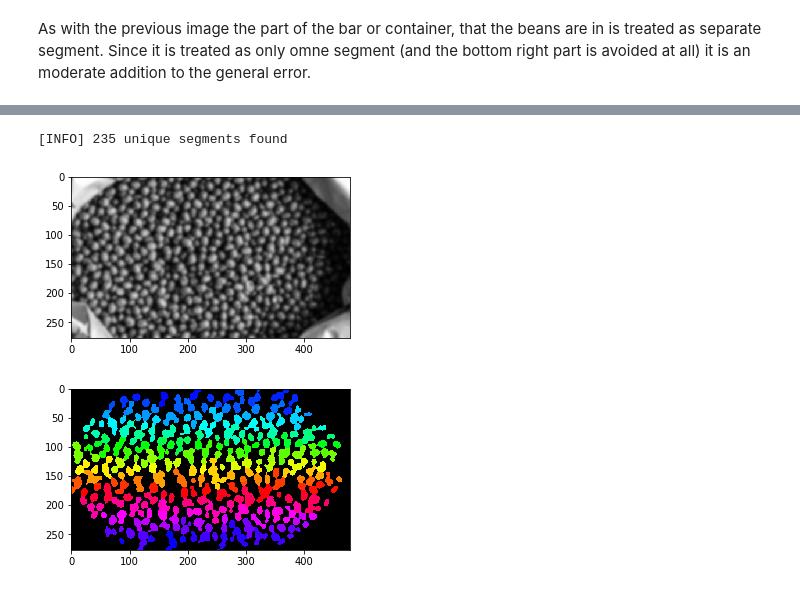
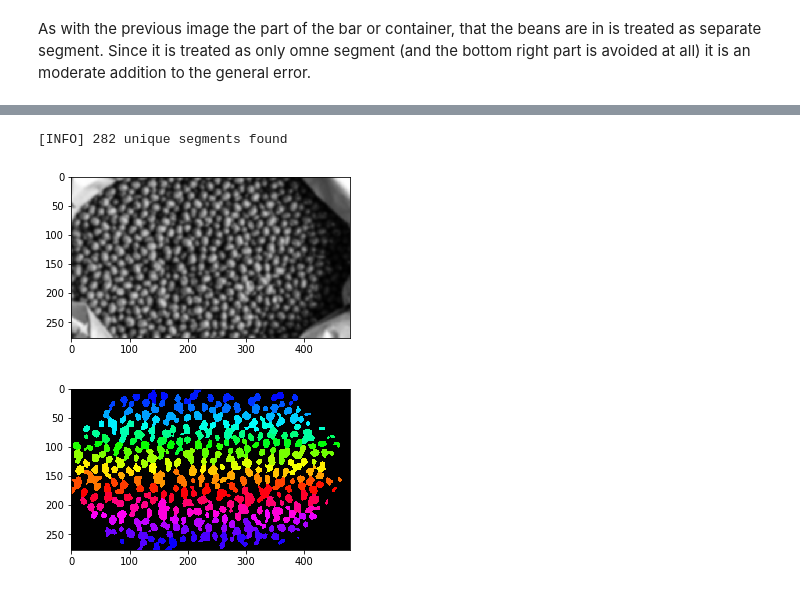
Before and after one commit to Progern/computer-vision-hw, a Jupyter notebook: cv-2-0/cv-hw-2-1-object-count.ipynb, the cells around one changed output, grey strips where cells are left out. Cells and saved outputs as stored; diff of their text form; code cells hidden in the pictures.

```diff
--- a/cv-2-0/cv-hw-2-1-object-count.ipynb
+++ b/cv-2-0/cv-hw-2-1-object-count.ipynb
@@ -149,8 +187,8 @@ As with the previous image the part of the bar or container, that the beans are
 # %%
-estimate_obj_on_img(estimate_images_path_list[5], shift = False,
+estimate_obj_on_img(estimate_images_path_list[0], shift = False,
                     blur = True, blur_window_size = 11,
-                    blockSize = 135, const = 8, min_distance = 11)
+                    blockSize = 155, const = 5, min_distance = 10)
 # %% [output]
-[INFO] 235 unique segments found
+[INFO] 282 unique segments found
-[figure, old version]
+[figure, new version]
-[figure, old version]
+[figure, new version]
```
Also changed, not shown: parts of 12 cells of this notebook.
